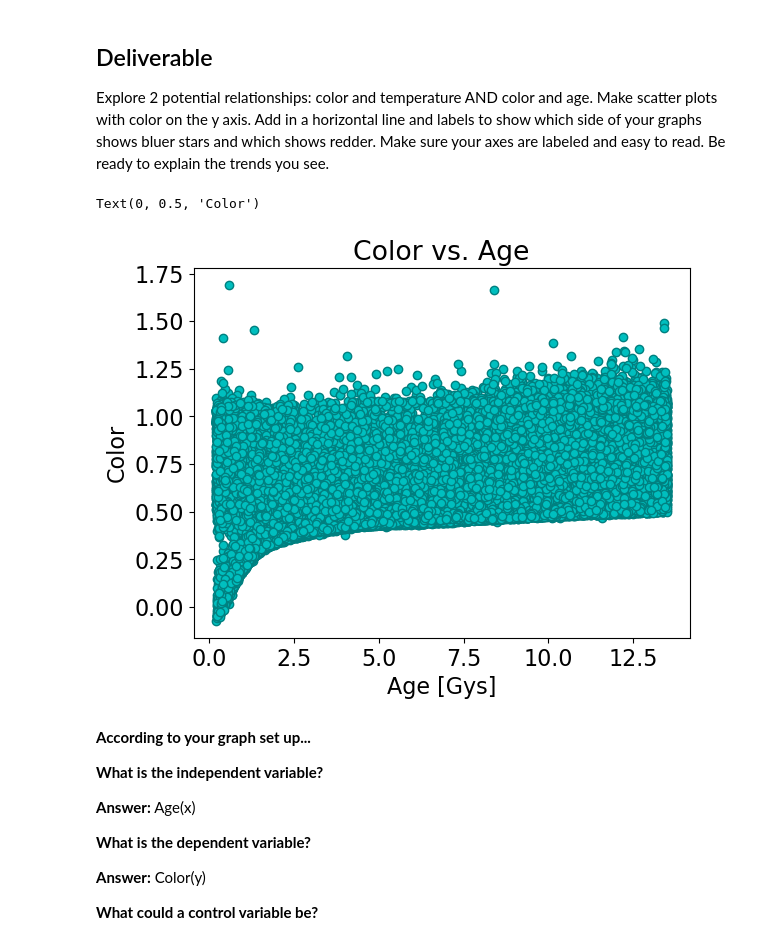
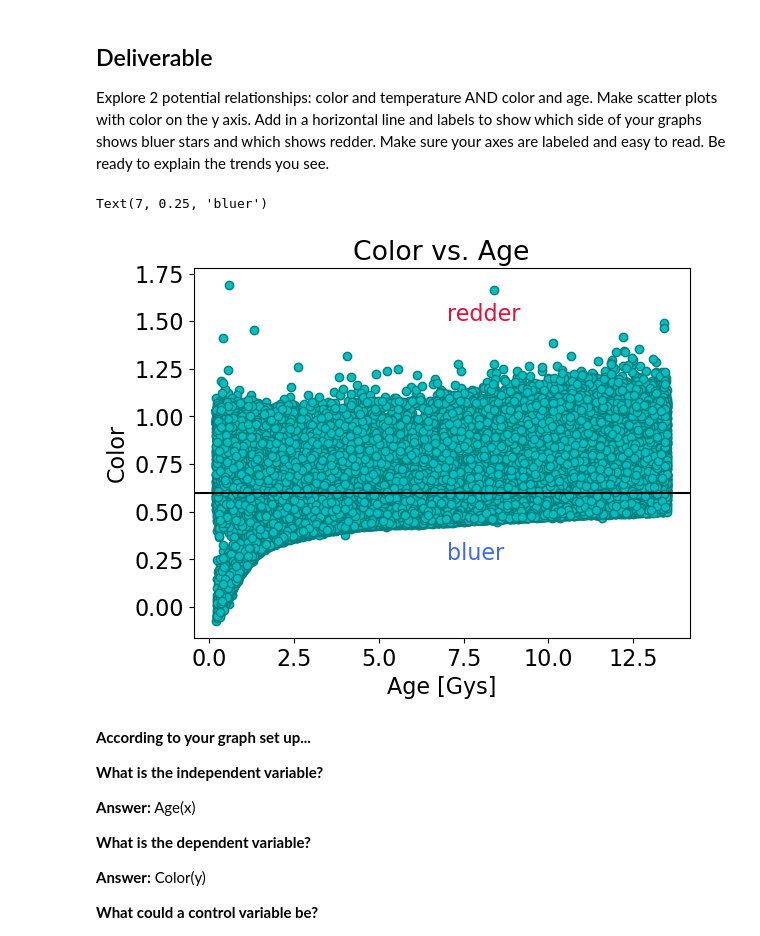
Before and after one commit to adipasquale117/CFR-2025, a Jupyter notebook: Astro/Blank/2 - Stars Pt3.ipynb, the cells around one changed output. Cells and saved outputs as stored; diff of their text form; code cells hidden in the pictures.

```diff
--- a/Astro/Blank/2 - Stars Pt3.ipynb
+++ b/Astro/Blank/2 - Stars Pt3.ipynb
@@ -206,12 +206,15 @@ Explore 2 potential relationships: color and temperature AND color and age. Make
 # %%
 # 1) color vs age scatter plot with redder and bluer labels at the division you used above
 plt.scatter(x = age, y = bigger_color, color='c', edgecolor = 'teal')
 plt.title('Color vs. Age')
 plt.xlabel('Age [Gys]')
 plt.ylabel('Color')
+plt.axhline(0.6, color = 'black')
+plt.annotate(xy = (7, 1.5), xytext =(7, 1.5), text = 'redder', color = 'crimson')
+plt.annotate(xy = (7, .25), xytext =(7, .25), text = 'bluer', color = 'royalblue')
 # %% [output]
-Text(0, 0.5, 'Color')
+Text(7, 0.25, 'bluer')
-[figure, old version]
+[figure, new version]
 # %% [markdown]
 **According to your graph set up...**
 
```
Also changed, not shown: 1 other file.
